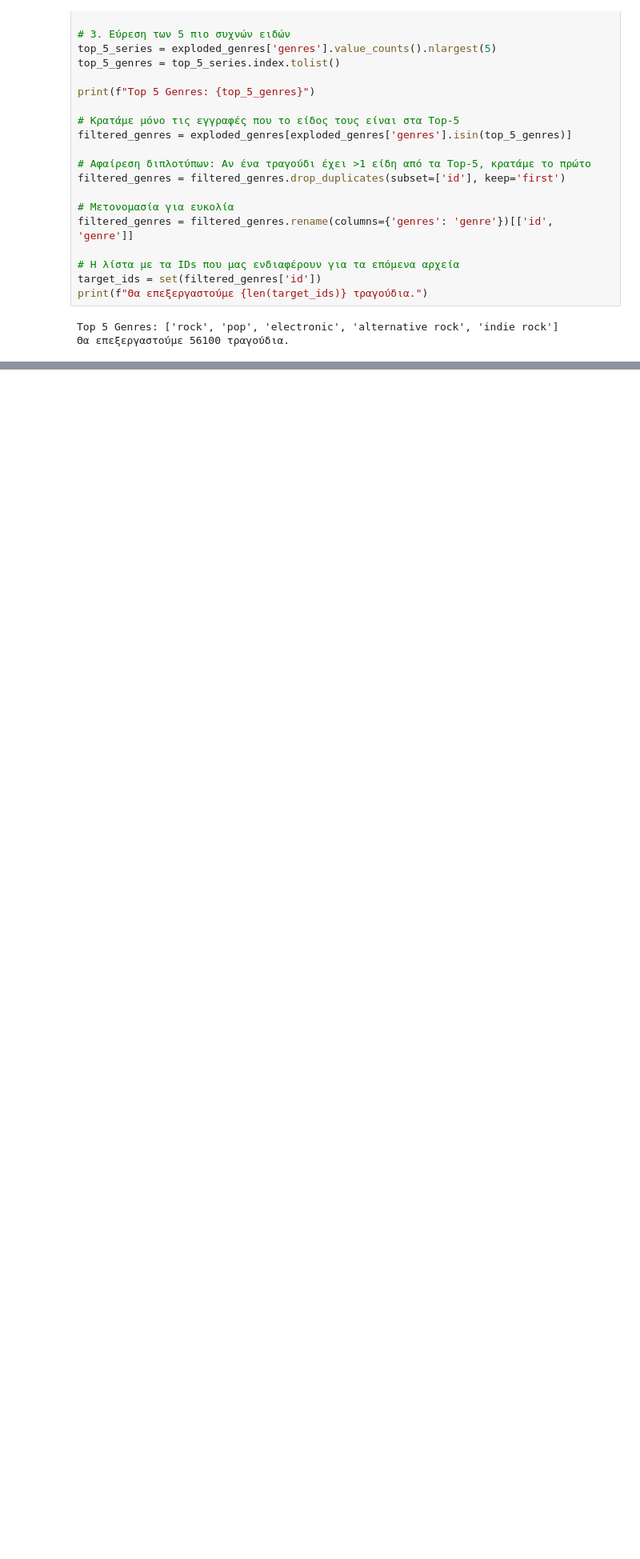
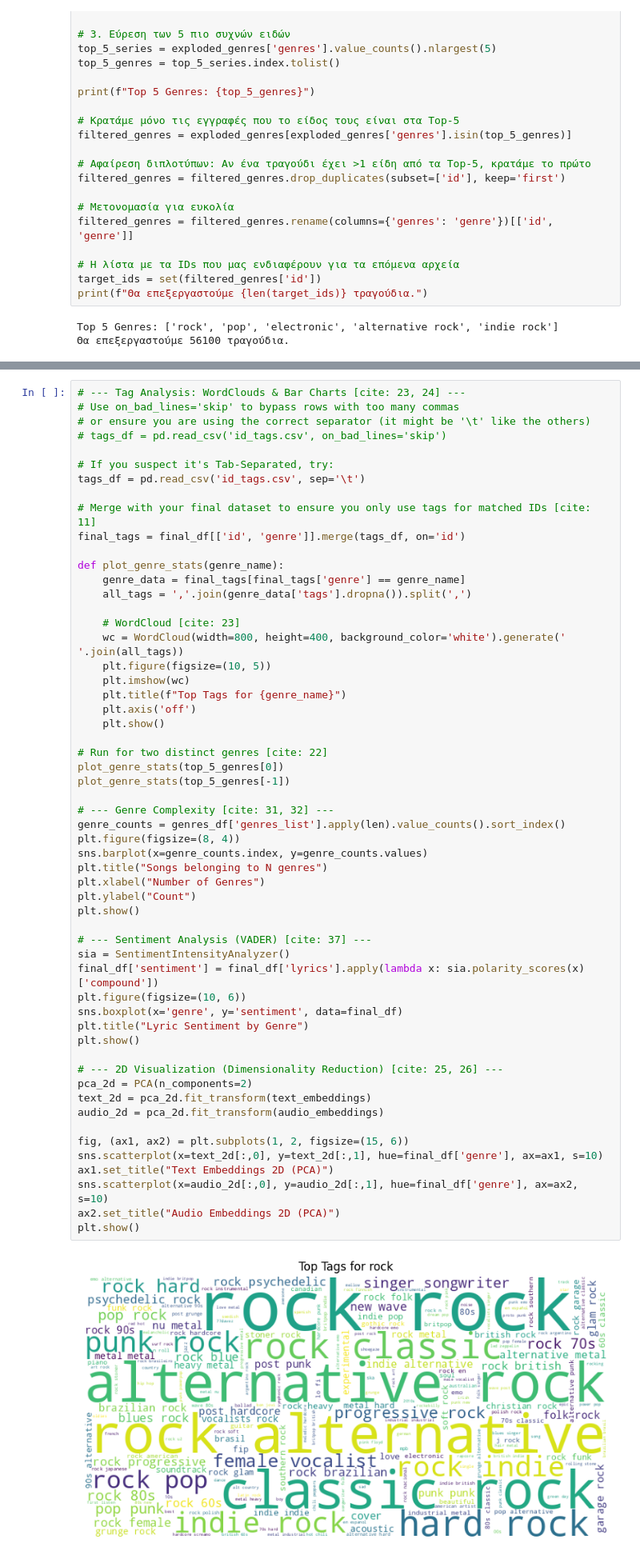
Before and after one commit to KimonSMN/df_multimodal_sdi26_paratasi_plz, a Jupyter notebook: Untitled.ipynb, the cells around one changed output, grey strips where cells are left out. Shown at 80% size. Drawn from its saved outputs; the diff is of its cells as text; blank space fills up the shorter version.

Commit message:
part 3 works, idk if it works correctly tho

```diff
--- a/Untitled.ipynb
+++ b/Untitled.ipynb
@@ -75,0 +160,58 @@ Dataset intersection complete. Final count: 56100 songs.
+# %%
+# --- Tag Analysis: WordClouds & Bar Charts [cite: 23, 24] ---
+# Use on_bad_lines='skip' to bypass rows with too many commas
+# or ensure you are using the correct separator (it might be '\t' like the others)
+# tags_df = pd.read_csv('id_tags.csv', on_bad_lines='skip')
+
+# If you suspect it's Tab-Separated, try:
+tags_df = pd.read_csv('id_tags.csv', sep='\t')
+
+# Merge with your final dataset to ensure you only use tags for matched IDs [cite: 11]
+final_tags = final_df[['id', 'genre']].merge(tags_df, on='id')
+
+def plot_genre_stats(genre_name):
+    genre_data = final_tags[final_tags['genre'] == genre_name]
+    all_tags = ','.join(genre_data['tags'].dropna()).split(',')
+
+    # WordCloud [cite: 23]
+    wc = WordCloud(width=800, height=400, background_color='white').generate(' '.join(all_tags))
+    plt.figure(figsize=(10, 5))
+    plt.imshow(wc)
+    plt.title(f"Top Tags for {genre_name}")
+    plt.axis('off')
+    plt.show()
+
+# Run for two distinct genres [cite: 22]
+plot_genre_stats(top_5_genres[0])
+plot_genre_stats(top_5_genres[-1])
+
+# --- Genre Complexity [cite: 31, 32] ---
+genre_counts = genres_df['genres_list'].apply(len).value_counts().sort_index()
+plt.figure(figsize=(8, 4))
+sns.barplot(x=genre_counts.index, y=genre_counts.values)
+plt.title("Songs belonging to N genres")
+plt.xlabel("Number of Genres")
+plt.ylabel("Count")
+plt.show()
+
+# --- Sentiment Analysis (VADER) [cite: 37] ---
+sia = SentimentIntensityAnalyzer()
+final_df['sentiment'] = final_df['lyrics'].apply(lambda x: sia.polarity_scores(x)['compound'])
+plt.figure(figsize=(10, 6))
+sns.boxplot(x='genre', y='sentiment', data=final_df)
+plt.title("Lyric Sentiment by Genre")
+plt.show()
+
+# --- 2D Visualization (Dimensionality Reduction) [cite: 25, 26] ---
+pca_2d = PCA(n_components=2)
+text_2d = pca_2d.fit_transform(text_embeddings)
+audio_2d = pca_2d.fit_transform(audio_embeddings)
+
+fig, (ax1, ax2) = plt.subplots(1, 2, figsize=(15, 6))
+sns.scatterplot(x=text_2d[:,0], y=text_2d[:,1], hue=final_df['genre'], ax=ax1, s=10)
+ax1.set_title("Text Embeddings 2D (PCA)")
+sns.scatterplot(x=audio_2d[:,0], y=audio_2d[:,1], hue=final_df['genre'], ax=ax2, s=10)
+ax2.set_title("Audio Embeddings 2D (PCA)")
+plt.show()
+# %% [output]
+[figure, added]
```
Also changed, not shown: parts of 5 cells of this notebook.
